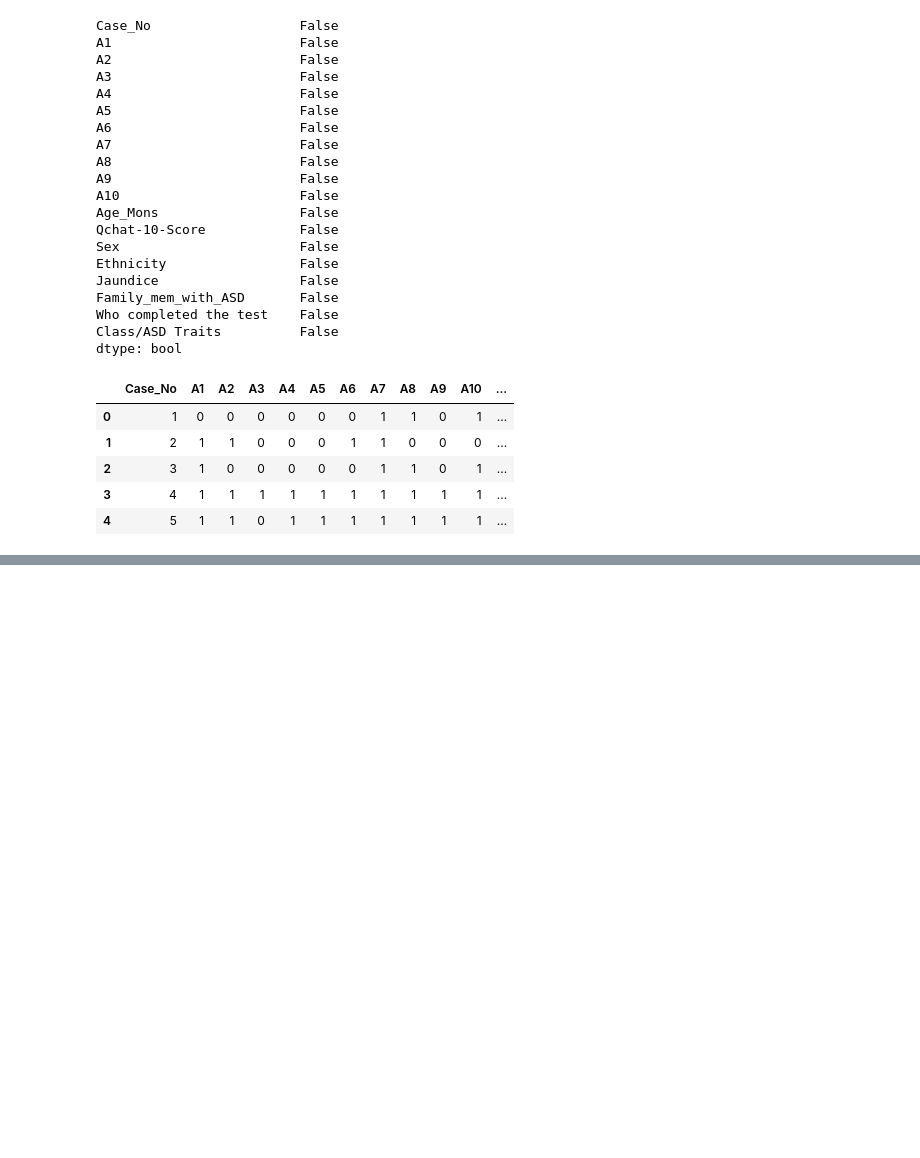
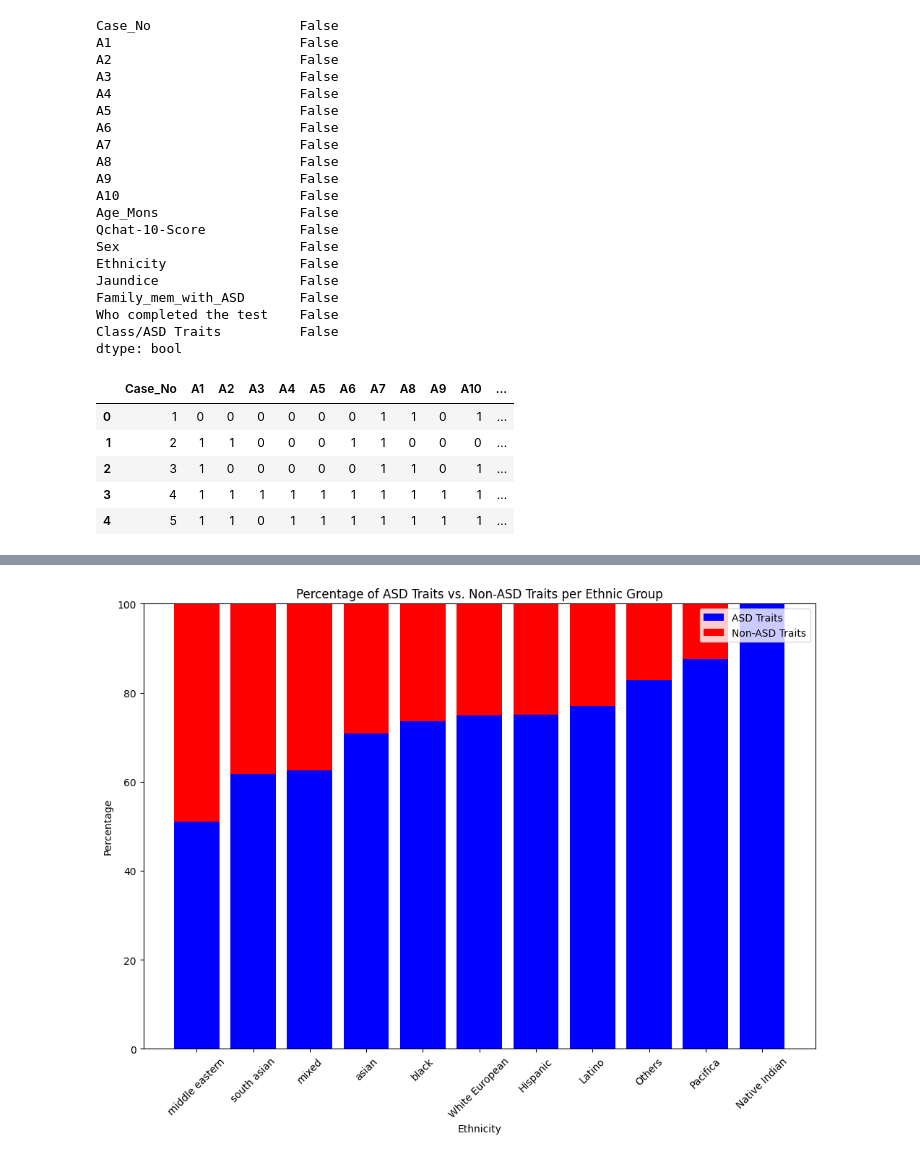
Before and after one commit to AndreSantos03/Y3S2-Artificial-Intelligence2, a Jupyter notebook: autism_toddler_prediction.ipynb, the cells around one changed output, grey strips where cells are left out. Drawn from its saved outputs; the diff is of its cells as text; code cells hidden in the pictures; blank space fills up the shorter version.

```diff
--- a/autism_toddler_prediction.ipynb
+++ b/autism_toddler_prediction.ipynb
@@ -98,0 +100,25 @@ plt.show()
+# %%
+import matplotlib.pyplot as plt
+import seaborn as sb
+
+# Calculate the percentage of ASD traits vs. non-ASD traits per ethnic group
+ethnicity_counts = df.groupby(['Ethnicity', 'Class/ASD Traits']).size().unstack()
+total_counts = ethnicity_counts.sum(axis=1)
+percentage_asd = (ethnicity_counts[1] / total_counts) * 100
+percentage_non_asd = (ethnicity_counts[0] / total_counts) * 100
+
+# Sort the ethnic groups by percentage of individuals with ASD traits
+sorted_indices = percentage_asd.sort_values().index
+
+# Plot the stacked bar plot with sorted ethnic groups
+plt.figure(figsize=(12, 8))
+p1 = plt.bar(sorted_indices, percentage_asd[sorted_indices], color='b', label='ASD Traits')
+p2 = plt.bar(sorted_indices, percentage_non_asd[sorted_indices], bottom=percentage_asd[sorted_indices], color='r', label='Non-ASD Traits')
+plt.title('Percentage of ASD Traits vs. Non-ASD Traits per Ethnic Group')
+plt.xlabel('Ethnicity')
+plt.ylabel('Percentage')
+plt.xticks(rotation=45)
+plt.legend()
+plt.show()
+# %% [output]
+[figure, added]
```
Also changed, not shown: parts of 17 cells of this notebook.
